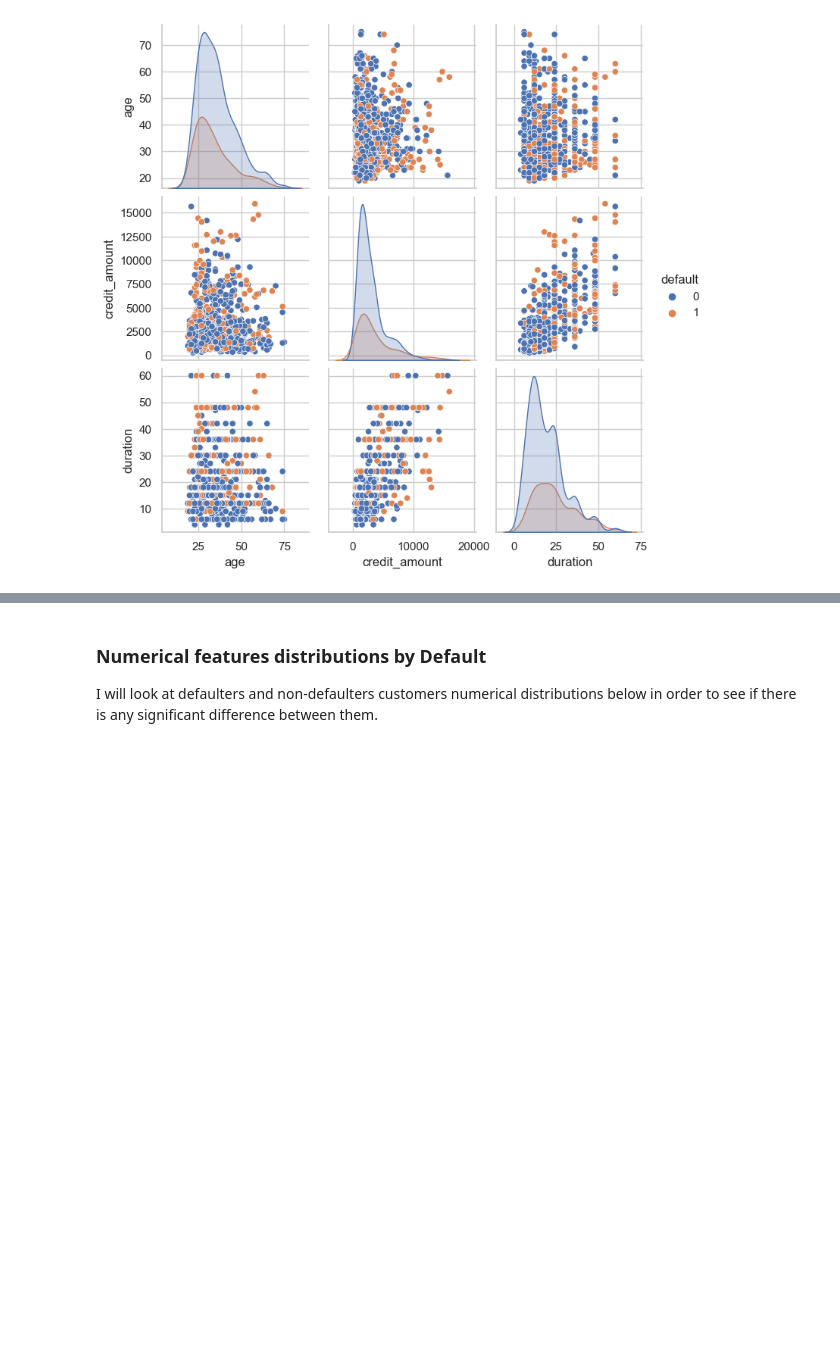
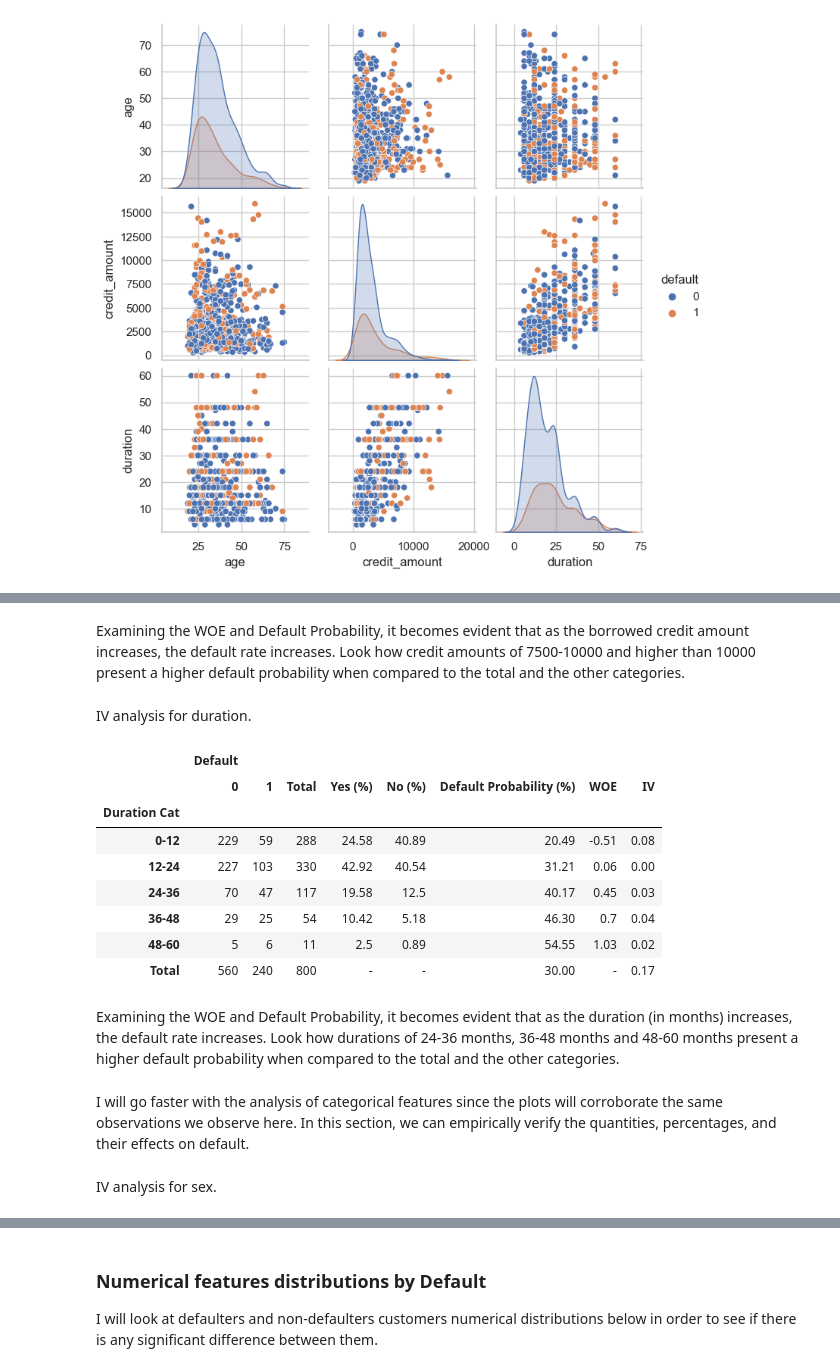
Before and after one commit to allmeidaapedro/Credit-Scoring-German-Bank, a Jupyter notebook: notebooks/1. EDA.ipynb, the cells around one changed output, grey strips where cells are left out. Drawn from its saved outputs; the diff is of its cells as text; code cells hidden in the pictures; blank space fills up the shorter version.

```diff
--- a/notebooks/1. EDA.ipynb
+++ b/notebooks/1. EDA.ipynb
@@ -406,0 +454,27 @@ plt.show()
+# %% [markdown]
+Examining the WOE and Default Probability, it becomes evident that as the borrowed credit amount increases, the default rate increases. Look how credit amounts of 7500-10000 and higher than 10000 present a higher default probability when compared to the total and the other categories.
+# %% [markdown]
+IV analysis for duration.
+# %%
+bins = np.arange(0, 61, 12)
+labels = ['0-12', '12-24', '24-36', '36-48', '48-60']
+num_categorized['duration_cat'] = pd.cut(num_categorized['duration'], bins=bins, labels=labels)
+
+duration_iv_df = iv_analysis(data=num_categorized, cat='duration_cat', target='default', positive_label='Default', cat_label='Duration Cat')
+duration_iv_df
+# %% [output]
+|  | Default |  |  |  |  |  |  |  |
+|  | 0 | 1 | Total | Yes (%) | No (%) | Default Probability (%) | WOE | IV |
+| Duration Cat |  |  |  |  |  |  |  |  |
+| 0-12 | 229 | 59 | 288 | 24.58 | 40.89 | 20.49 | -0.51 | 0.08 |
+| 12-24 | 227 | 103 | 330 | 42.92 | 40.54 | 31.21 | 0.06 | 0.00 |
+| 24-36 | 70 | 47 | 117 | 19.58 | 12.5 | 40.17 | 0.45 | 0.03 |
+| 36-48 | 29 | 25 | 54 | 10.42 | 5.18 | 46.30 | 0.7 | 0.04 |
+| 48-60 | 5 | 6 | 11 | 2.5 | 0.89 | 54.55 | 1.03 | 0.02 |
+| Total | 560 | 240 | 800 | - | - | 30.00 | - | 0.17 |
+# %% [markdown]
+Examining the WOE and Default Probability, it becomes evident that as the duration (in months) increases, the default rate increases. Look how durations of 24-36 months, 36-48 months and 48-60 months present a higher default probability when compared to the total and the other categories.
+# %% [markdown]
+I will go faster with the analysis of categorical features since the plots will corroborate the same observations we observe here. In this section, we can empirically verify the quantities, percentages, and their effects on default.
+# %% [markdown]
+IV analysis for sex.
```
Also changed, not shown: parts of 21 cells of this notebook, 2 other files.
